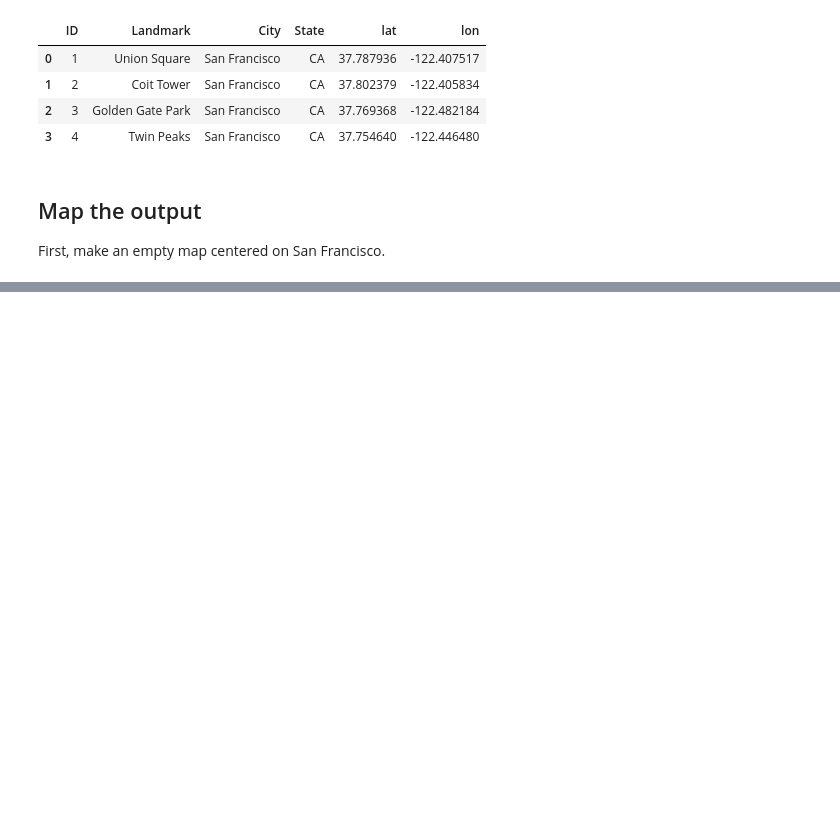
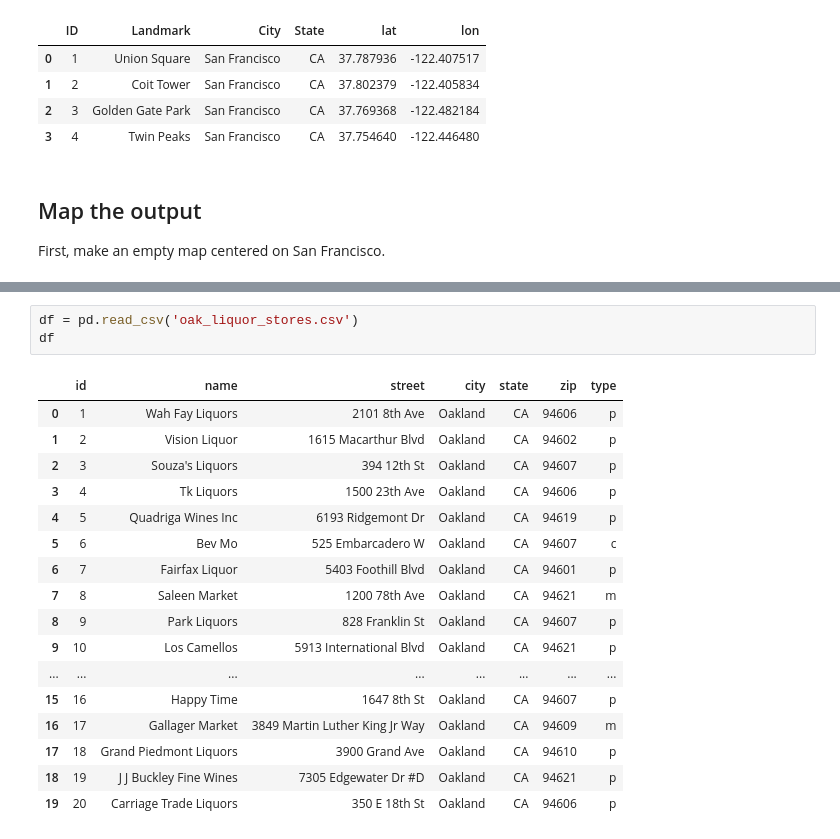
Before and after one commit to denironyx/geocoding, a Jupyter notebook: geocoderpy/nominatim_geocode.ipynb, the cells around one changed output, grey strips where cells are left out. Saved outputs shown, nothing was run; the diff lists cells and outputs as text; blank space fills up the shorter version.

```diff
--- a/geocoderpy/nominatim_geocode.ipynb
+++ b/geocoderpy/nominatim_geocode.ipynb
@@ -129,0 +142,21 @@ display(map1)
+# %%
+df = pd.read_csv('oak_liquor_stores.csv')
+df
+# %% [output]
+|  | id | name | street | city | state | zip | type |
+| 0 | 1 | Wah Fay Liquors | 2101 8th Ave | Oakland | CA | 94606 | p |
+| 1 | 2 | Vision Liquor | 1615 Macarthur Blvd | Oakland | CA | 94602 | p |
+| 2 | 3 | Souza's Liquors | 394 12th St | Oakland | CA | 94607 | p |
+| 3 | 4 | Tk Liquors | 1500 23th Ave | Oakland | CA | 94606 | p |
+| 4 | 5 | Quadriga Wines Inc | 6193 Ridgemont Dr | Oakland | CA | 94619 | p |
+| 5 | 6 | Bev Mo | 525 Embarcadero W | Oakland | CA | 94607 | c |
+| 6 | 7 | Fairfax Liquor | 5403 Foothill Blvd | Oakland | CA | 94601 | p |
+| 7 | 8 | Saleen Market | 1200 78th Ave | Oakland | CA | 94621 | m |
+| 8 | 9 | Park Liquors | 828 Franklin St | Oakland | CA | 94607 | p |
+| 9 | 10 | Los Camellos | 5913 International Blvd | Oakland | CA | 94621 | p |
+| ... | ... | ... | ... | ... | ... | ... | ... |
+| 15 | 16 | Happy Time | 1647 8th St | Oakland | CA | 94607 | p |
+| 16 | 17 | Gallager Market | 3849 Martin Luther King Jr Way | Oakland | CA | 94609 | m |
+| 17 | 18 | Grand Piedmont Liquors | 3900 Grand Ave | Oakland | CA | 94610 | p |
+| 18 | 19 | J J Buckley Fine Wines | 7305 Edgewater Dr #D | Oakland | CA | 94621 | p |
+| 19 | 20 | Carriage Trade Liquors | 350 E 18th St | Oakland | CA | 94606 | p |
```
Also changed, not shown: parts of 9 cells of this notebook, 1 other file.
